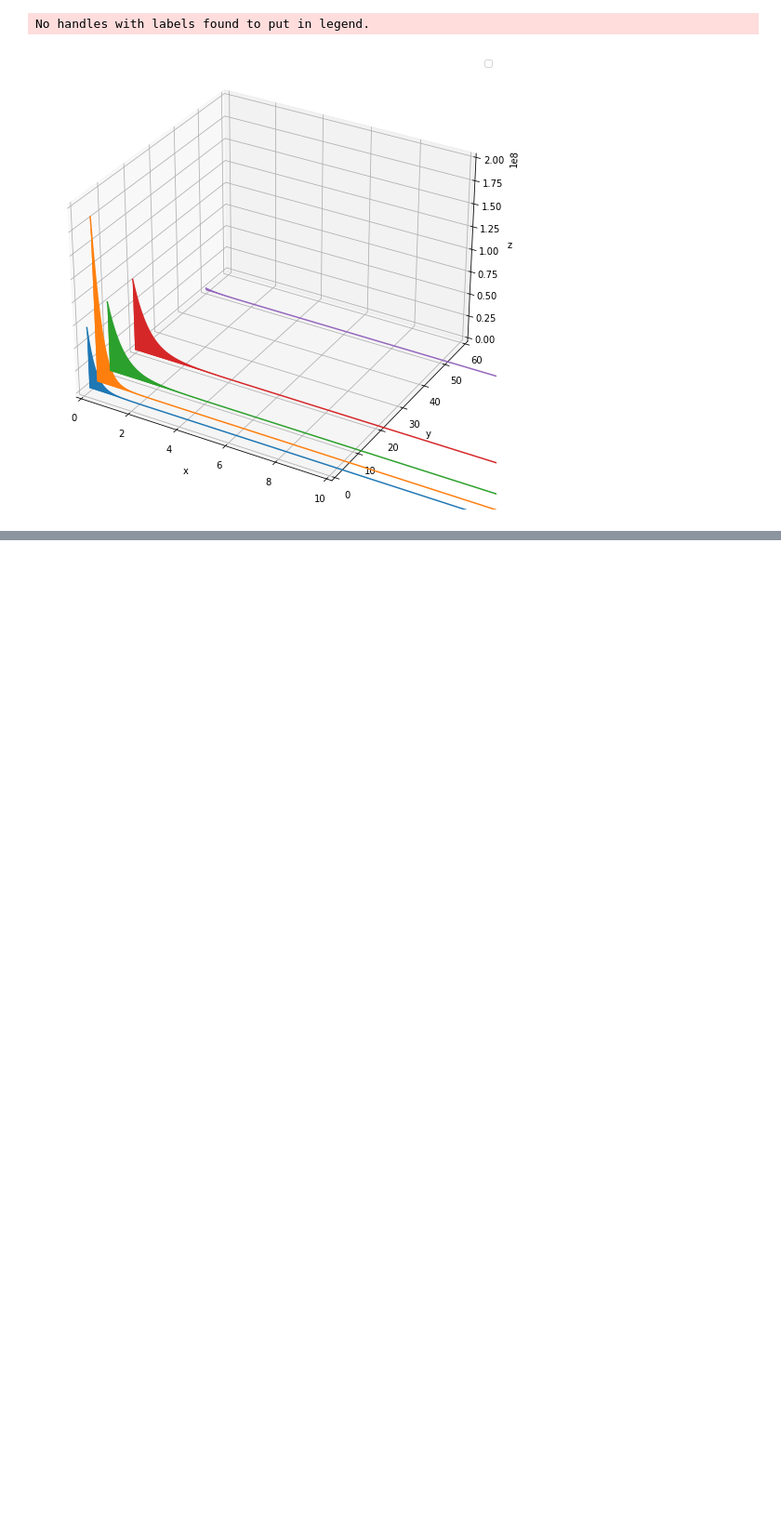
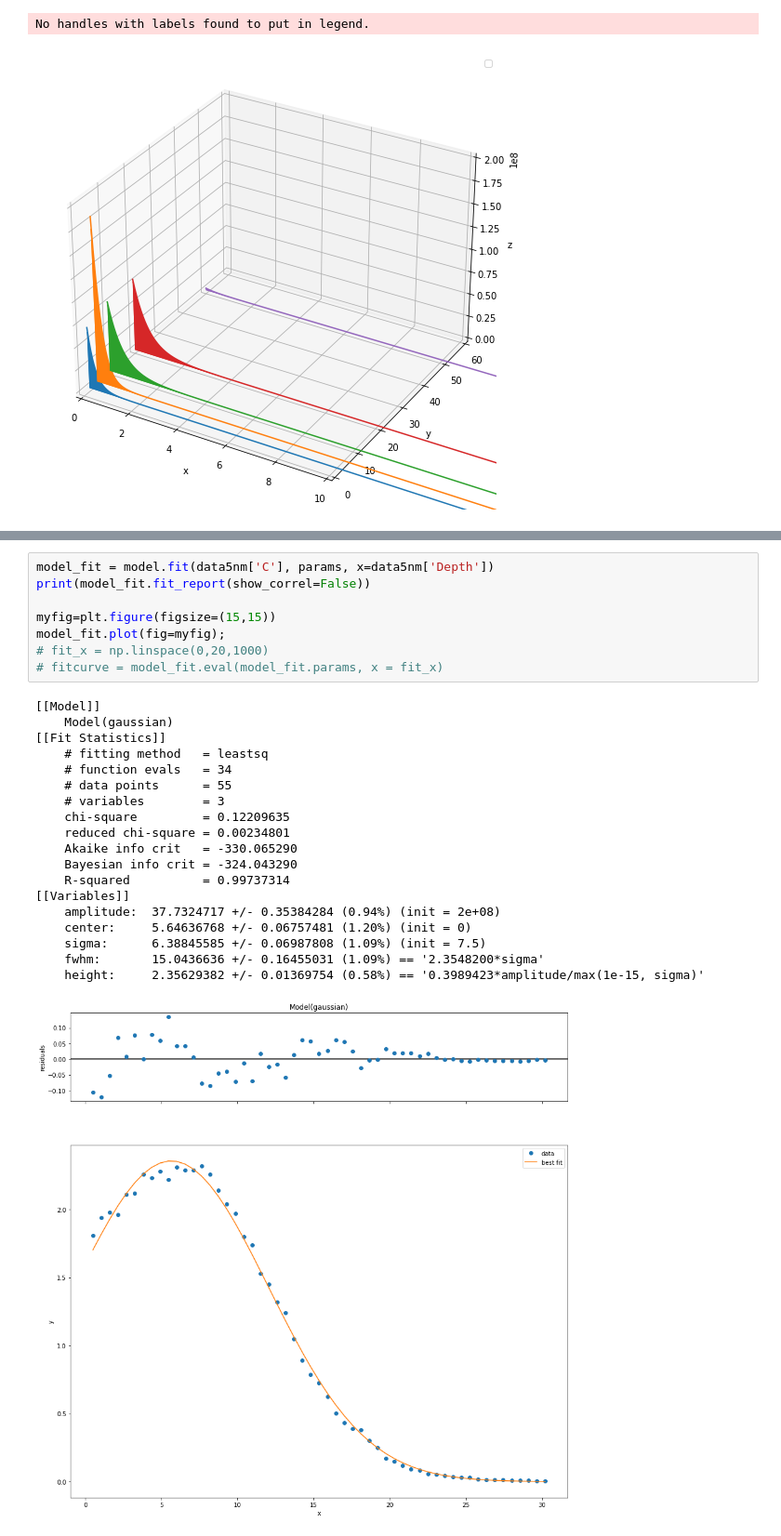
Before and after one commit to ahserhan/SiO2-SiV, a Jupyter notebook: 30keV SiO2/nmPlot3D.ipynb, the cells around one changed output, grey strips where cells are left out. Shown at 93% size. Drawn from its saved outputs; the diff is of its cells as text; blank space fills up the shorter version.

```diff
--- a/30keV SiO2/nmPlot3D.ipynb
+++ b/30keV SiO2/nmPlot3D.ipynb
@@ -171,0 +214,28 @@ No handles with labels found to put in legend.
+# %%
+model_fit = model.fit(data5nm['C'], params, x=data5nm['Depth'])
+print(model_fit.fit_report(show_correl=False))
+
+myfig=plt.figure(figsize=(15,15))
+model_fit.plot(fig=myfig);
+# fit_x = np.linspace(0,20,1000)
+# fitcurve = model_fit.eval(model_fit.params, x = fit_x)
+# %% [output]
+[[Model]]
+    Model(gaussian)
+[[Fit Statistics]]
+    # fitting method   = leastsq
+    # function evals   = 34
+    # data points      = 55
+    # variables        = 3
+    chi-square         = 0.12209635
+    reduced chi-square = 0.00234801
+    Akaike info crit   = -330.065290
+    Bayesian info crit = -324.043290
+    R-squared          = 0.99737314
+[[Variables]]
+    amplitude:  37.7324717 +/- 0.35384284 (0.94%) (init = 2e+08)
+    center:     5.64636768 +/- 0.06757481 (1.20%) (init = 0)
+    sigma:      6.38845585 +/- 0.06987808 (1.09%) (init = 7.5)
+    fwhm:       15.0436636 +/- 0.16455031 (1.09%) == '2.3548200*sigma'
+    height:     2.35629382 +/- 0.01369754 (0.58%) == '0.3989423*amplitude/max(1e-15, sigma)'
+[figure, added]
```
Also changed, not shown: parts of 7 cells of this notebook.
